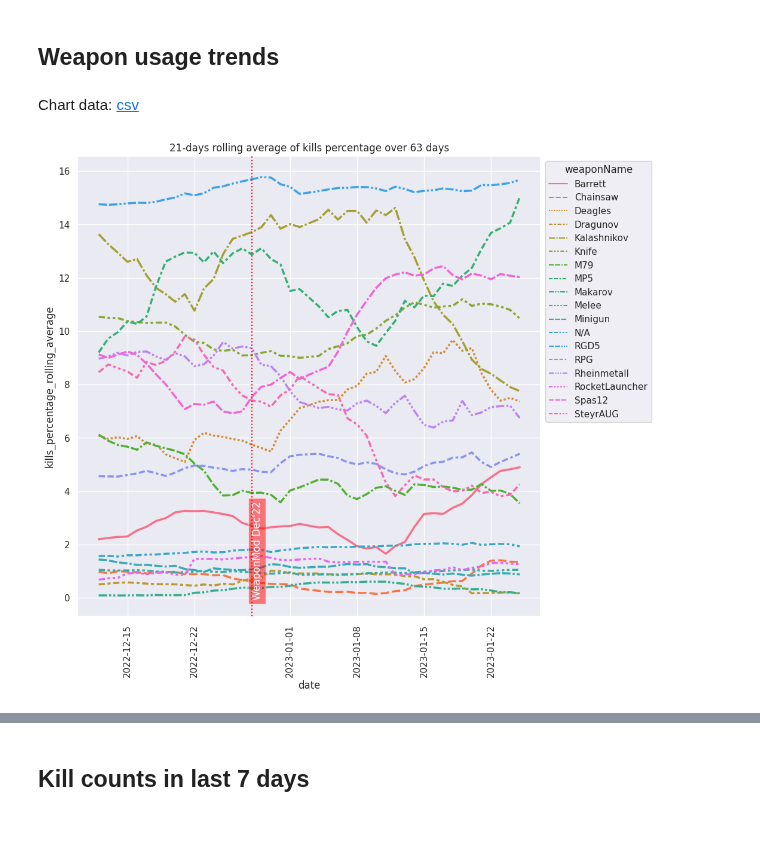
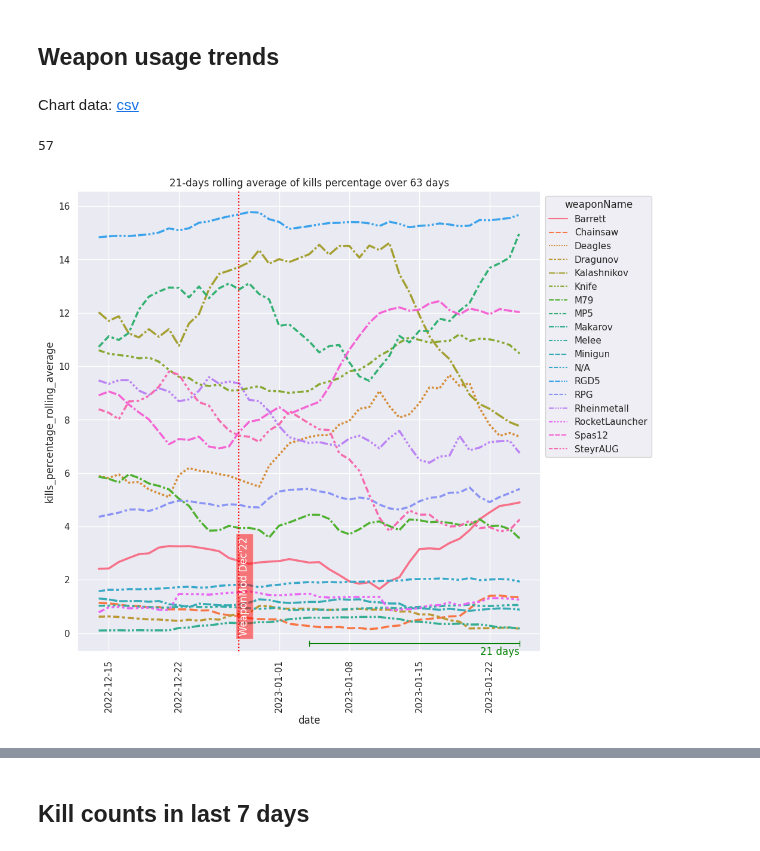
Before and after one commit to s2vndl/s2_1st_tournament_stats, a Jupyter notebook: stats_weapon_usage_trends.ipynb, the cells around one changed output, grey strips where cells are left out. Saved outputs shown, nothing was run; the diff lists cells and outputs as text; code cells hidden in the pictures.

```diff
--- a/stats_weapon_usage_trends.ipynb
+++ b/stats_weapon_usage_trends.ipynb
@@ -64,6 +64,8 @@ pd.read_sql_query(query,
 # %% [markdown]
 ## Weapon usage trends
 # %%
+from datetime import timedelta
+from matplotlib.lines import Line2D
 from s2_analytics.constants import WEAPON_MODS_DATES
 from s2_analytics.tools import dump_csv
 from matplotlib.ticker import FixedLocator
@@ -86,35 +88,42 @@ def rolling_average_weapons_used(days: int):
         lambda grp, freq: grp.rolling(freq, on='date', min_periods=int(days * 0.75))['kills_percentage'].mean(),
         f"{days}D")
 
     def generate_rolling_average_plot(df, days: int):
         sns.set(rc={'figure.figsize': (10, 10)})
         plt = sns.lineplot(df, x="date", y=f"kills_percentage_rolling_average",
                            style="weaponName", hue="weaponName", linewidth=2.5)
         plt.xaxis.set_major_locator(FixedLocator(plt.get_xticks().tolist()))
         plt.set_xticklabels(plt.get_xticklabels(), rotation=90)
         plt.set_title(f"{days}-days rolling average of kills percentage over {total_period_days} days")
         sns.move_legend(plt, "upper left", bbox_to_anchor=(1, 1))
 
+        # weaponmod marker
         chart_start_date = df["date"].min()
         if chart_start_date < WEAPON_MODS_DATES[-1]:
-
             for date in WEAPON_MODS_DATES:
                 if date > chart_start_date:
                     plt.axvline(date, color="red", linestyle="dotted", zorder=3)
                     plt.text(date, 0, 'WeaponMod ' + date.date().strftime("%b'%y"), rotation=90, color="white",
                              bbox = dict(facecolor = 'red', alpha = 0.5), zorder=3)
+
+        # average period marker
+        max_date = df["date"].max()
+        print((df["date"].max() - df["date"].min()).days)
+        plt.add_line(Line2D([max_date - timedelta(days=days), max_date], [-0.4, -0.4], color="green", zorder=3, marker="|", markersize=7))
+        plt.text(max_date, -0.5, f"{days} days", color="green", ha="right", va="top", zorder=3)
 
         return plt
 
     dump_csv(df, f"wu_ra_{days}_avg")
     generate_rolling_average_plot(df, days)
 
 
 rolling_average_weapons_used(21)
 pass
 # %% [output]
 Chart data: [csv](data/wu_ra_21_avg.csv)
+57
-[figure, old version]
+[figure, new version]
 # %%
 rolling_average_weapons_used(7)
 # %% [output]
```
Also changed, not shown: parts of 4 cells of this notebook, 57 other files.
